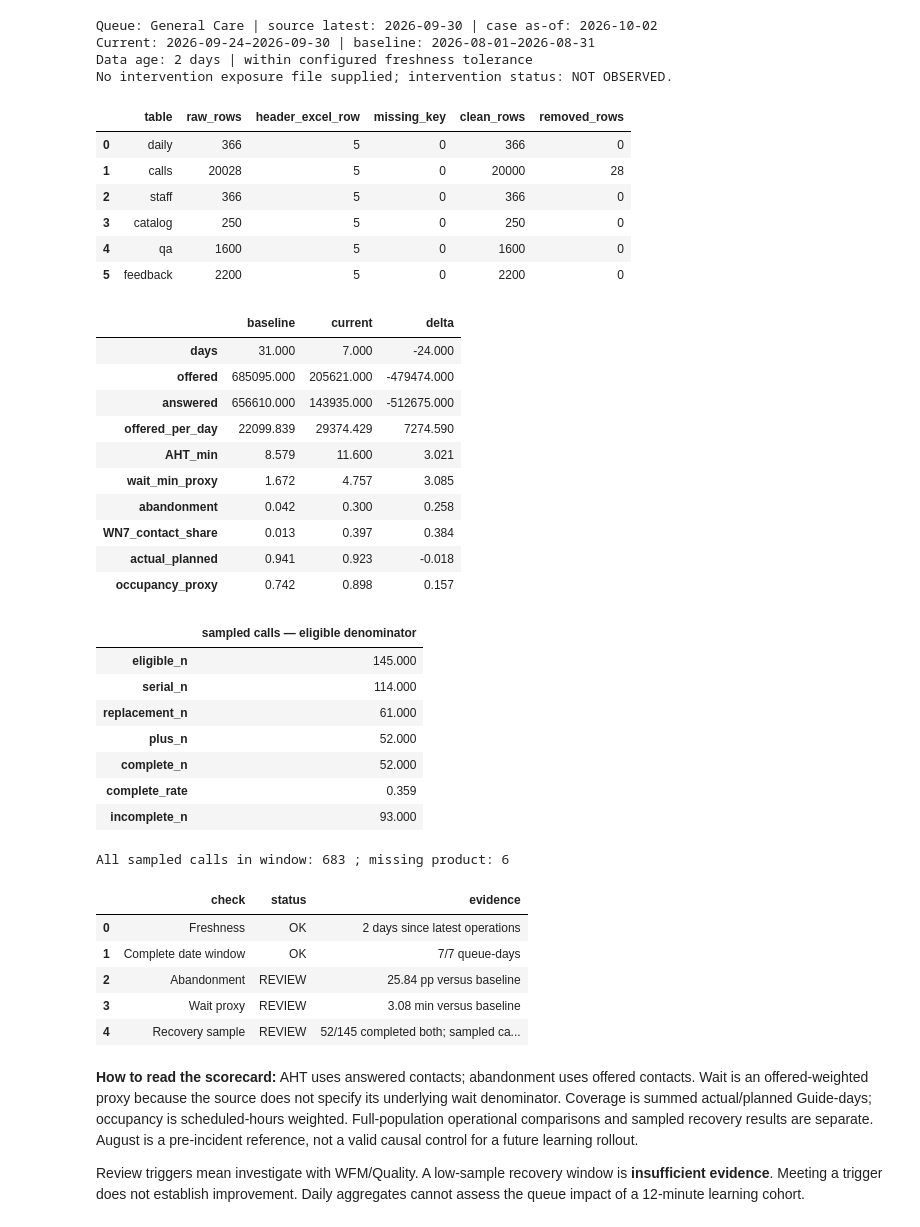
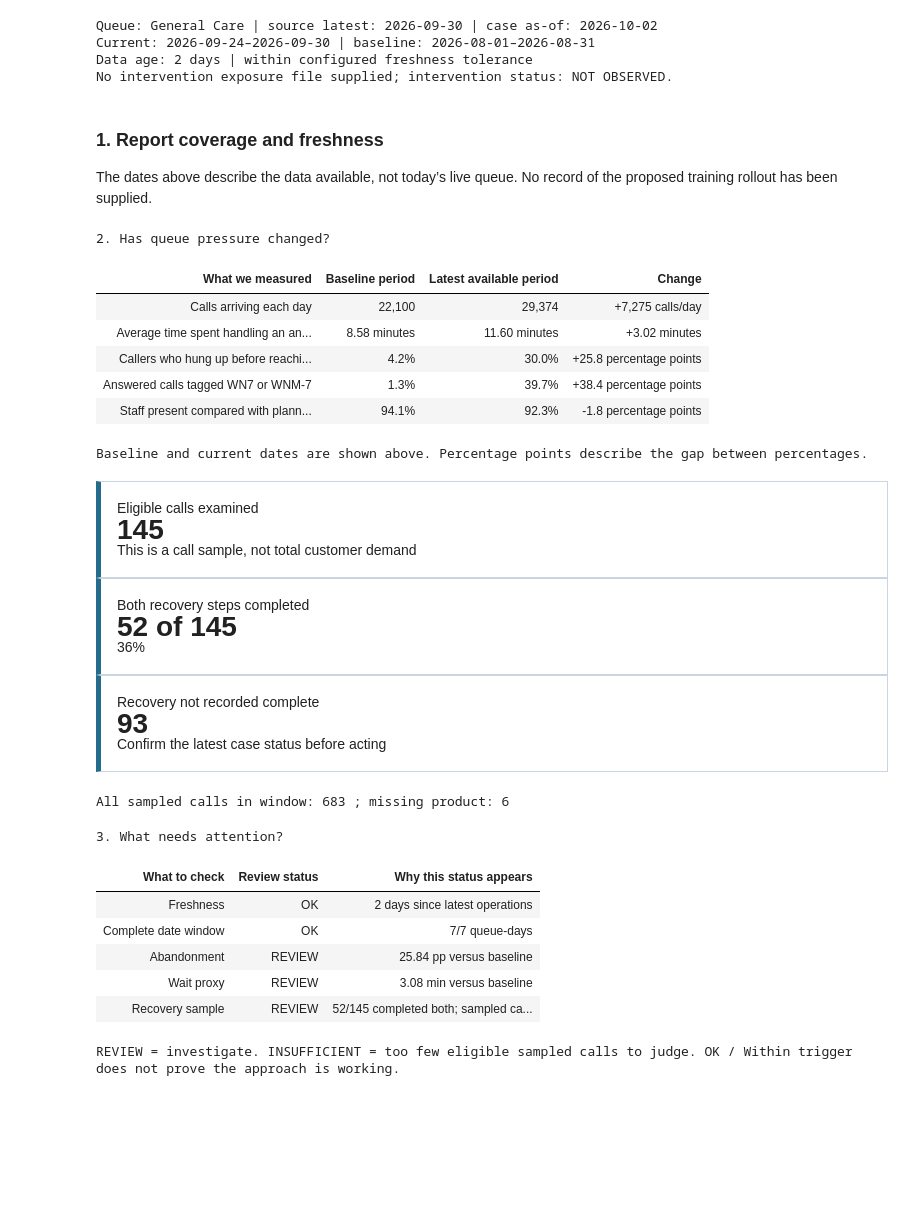
Before and after one commit to tchustz/kirby, a Jupyter notebook: northstar_analysis/02_monitoring.ipynb, the cells around one changed output. Drawn from its saved outputs; the diff is of its cells as text; code cells hidden in the pictures; blank space fills up the shorter version.

```diff
--- a/northstar_analysis/02_monitoring.ipynb
+++ b/northstar_analysis/02_monitoring.ipynb
@@ -24,6 +30,7 @@ ROOT = Path.cwd() if (Path.cwd() / 'analysis_utils.py').exists() else Path.cwd()
 assert (ROOT / 'analysis_utils.py').exists(), 'Run from northstar_analysis or its parent.'
 sys.path.insert(0, str(ROOT))
 from analysis_utils import *
+from presentation import table, cards, comparison, PercentFormatter
 import matplotlib.pyplot as plt
 from IPython.display import display, Markdown
 plt.rcParams.update({'figure.figsize': (11, 4), 'axes.spines.top': False, 'axes.spines.right': False})
@@ -47,68 +54,59 @@ print(f'Queue: {QUEUE} | source latest: {latest.date()} | case as-of: {AS_OF.dat
 print(f'Current: {start.date()}–{end.date()} | baseline: {BASELINE_START}–{BASELINE_END}')
 print(f'Data age: {stale_days} days | '+('STALE — refresh required' if stale_days>MAX_STALENESS_DAYS else 'within configured freshness tolerance'))
 print('No intervention exposure file supplied; intervention status: NOT OBSERVED.')
-display(D['audit'])
+display(Markdown('### 1. Report coverage and freshness\nThe dates above describe the data available, not today’s live queue. No record of the proposed training rollout has been supplied.'))
 # %% [output]
 Queue: General Care | source latest: 2026-09-30 | case as-of: 2026-10-02
 Current: 2026-09-24–2026-09-30 | baseline: 2026-08-01–2026-08-31
 Data age: 2 days | within configured freshness tolerance
 No intervention exposure file supplied; intervention status: NOT OBSERVED.
-|  | table | raw_rows | header_excel_row | missing_key | clean_rows | removed_rows |
-| 0 | daily | 366 | 5 | 0 | 366 | 0 |
-| 1 | calls | 20028 | 5 | 0 | 20000 | 28 |
-| 2 | staff | 366 | 5 | 0 | 366 | 0 |
-| 3 | catalog | 250 | 5 | 0 | 250 | 0 |
-| 4 | qa | 1600 | 5 | 0 | 1600 | 0 |
-| 5 | feedback | 2200 | 5 | 0 | 2200 | 0 |
+### 1. Report coverage and freshness
+The dates above describe the data available, not today’s live queue. No record of the proposed training rollout has been supplied.
 # %%
 baseline = population_metrics(base)
 now = population_metrics(current)
 scorecard = pd.DataFrame({'baseline':baseline,'current':now,'delta':now-baseline})
-display(scorecard.round(3))
+table(comparison(baseline,now).rename(columns={'Earlier period':'Baseline period','Later period':'Latest available period'}), '2. Has queue pressure changed?', 'Baseline and current dates are shown above. Percentage points describe the gap between percentages.')
 scorecard.to_csv(OUT/'monitor_population_scorecard.csv')
 window_calls = calls[calls.Queue.eq(QUEUE) & calls['Call date'].between(start,end)]
 active_calls = window_calls[window_calls['Recovery available']]
 r = recovery_metrics(active_calls)
-display(r.to_frame('sampled calls — eligible denominator').round(3))
+cards([('Eligible calls examined',f'{int(r.eligible_n)}','This is a call sample, not total customer demand'),('Both recovery steps completed',f'{int(r.complete_n)} of {int(r.eligible_n)}',f'{r.complete_rate:.0%}' if r.eligible_n else 'No eligible calls in this window'),('Recovery not recorded complete',f'{int(r.incomplete_n)}','Confirm the latest case status before acting')])
 print('All sampled calls in window:',len(window_calls),'; missing product:',window_calls['Product code'].isna().sum())
 # Unique event IDs are validated; these are not total Care demand or unique households.
 alerts = [
  ('Freshness', 'REVIEW' if stale_days>MAX_STALENESS_DAYS else 'OK', f'{stale_days} days since latest operations'),
  ('Complete date window','OK' if len(current)==WINDOW_DAYS else 'REVIEW',f'{len(current)}/{WINDOW_DAYS} queue-days'),
  ('Abandonment','REVIEW' if 100*(now.abandonment-baseline.abandonment)>ABANDONMENT_DELTA_PP else 'Within trigger',f'{100*(now.abandonment-baseline.abandonment):.2f} pp versus baseline'),
  ('Wait proxy','REVIEW' if now.wait_min_proxy-baseline.wait_min_proxy>WAIT_DELTA_MIN else 'Within trigger',f'{now.wait_min_proxy-baseline.wait_min_proxy:.2f} min versus baseline'),
  ('Recovery sample','INSUFFICIENT' if r.eligible_n<MIN_ELIGIBLE_SAMPLE else ('REVIEW' if r.complete_rate<COMPLETION_REVIEW_FLOOR else 'Within trigger'),f'{int(r.complete_n)}/{int(r.eligible_n)} completed both; sampled calls only')]
 alert_table=pd.DataFrame(alerts,columns=['check','status','evidence'])
-display(alert_table)
+table(alert_table.rename(columns={'check':'What to check','status':'Review status','evidence':'Why this status appears'}), '3. What needs attention?', 'REVIEW = investigate. INSUFFICIENT = too few eligible sampled calls to judge. OK / Within trigger does not prove the approach is working.')
 alert_table.to_csv(OUT/'monitor_alerts.csv',index=False)
 # %% [output]
+2. Has queue pressure changed?
-|  | baseline | current | delta |
-| days | 31.000 | 7.000 | -24.000 |
-| offered | 685095.000 | 205621.000 | -479474.000 |
-| answered | 656610.000 | 143935.000 | -512675.000 |
-| offered_per_day | 22099.839 | 29374.429 | 7274.590 |
-| AHT_min | 8.579 | 11.600 | 3.021 |
-| wait_min_proxy | 1.672 | 4.757 | 3.085 |
-| abandonment | 0.042 | 0.300 | 0.258 |
-| WN7_contact_share | 0.013 | 0.397 | 0.384 |
-| actual_planned | 0.941 | 0.923 | -0.018 |
-| occupancy_proxy | 0.742 | 0.898 | 0.157 |
+| What we measured | Baseline period | Latest available period | Change |
+| Calls arriving each day | 22,100 | 29,374 | +7,275 calls/day |
+| Average time spent handling an an... | 8.58 minutes | 11.60 minutes | +3.02 minutes |
+| Callers who hung up before reachi... | 4.2% | 30.0% | +25.8 percentage points |
+| Answered calls tagged WN7 or WNM-7 | 1.3% | 39.7% | +38.4 percentage points |
+| Staff present compared with plann... | 94.1% | 92.3% | -1.8 percentage points |
+Baseline and current dates are shown above. Percentage points describe the gap between percentages.
+Eligible calls examined
+145
+This is a call sample, not total customer demand
+Both recovery steps completed
+52 of 145
+36%
+Recovery not recorded complete
+93
+Confirm the latest case status before acting
+All sampled calls in window: 683 ; missing product: 6
+3. What needs attention?
-|  | sampled calls — eligible denominator |
-| eligible_n | 145.000 |
-| serial_n | 114.000 |
-| replacement_n | 61.000 |
-| plus_n | 52.000 |
-| complete_n | 52.000 |
-| complete_rate | 0.359 |
-| incomplete_n | 93.000 |
+| What to check | Review status | Why this status appears |
+| Freshness | OK | 2 days since latest operations |
+| Complete date window | OK | 7/7 queue-days |
+| Abandonment | REVIEW | 25.84 pp versus baseline |
+| Wait proxy | REVIEW | 3.08 min versus baseline |
+| Recovery sample | REVIEW | 52/145 completed both; sampled ca... |
-All sampled calls in window: 683 ; missing product: 6
-|  | check | status | evidence |
-| 0 | Freshness | OK | 2 days since latest operations |
-| 1 | Complete date window | OK | 7/7 queue-days |
-| 2 | Abandonment | REVIEW | 25.84 pp versus baseline |
-| 3 | Wait proxy | REVIEW | 3.08 min versus baseline |
-| 4 | Recovery sample | REVIEW | 52/145 completed both; sampled ca... |
+REVIEW = investigate. INSUFFICIENT = too few eligible sampled calls to judge. OK / Within trigger does not prove the approach is working.
-# %% [markdown]
-**How to read the scorecard:** AHT uses answered contacts; abandonment uses offered contacts. Wait is an offered-weighted proxy because the source does not specify its underlying wait denominator. Coverage is summed actual/planned Guide-days; occupancy is scheduled-hours weighted. Full-population operational comparisons and sampled recovery results are separate. August is a pre-incident reference, not a valid causal control for a future learning rollout.
-
-Review triggers mean investigate with WFM/Quality. A low-sample recovery window is **insufficient evidence**. Meeting a trigger does not establish improvement. Daily aggregates cannot assess the queue impact of a 12-minute learning cohort.
```
Also changed, not shown: parts of 7 cells of this notebook, 6 other files.
